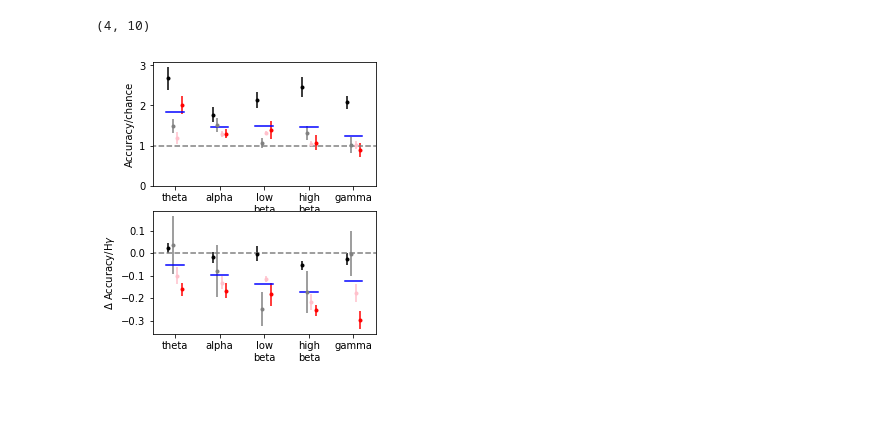
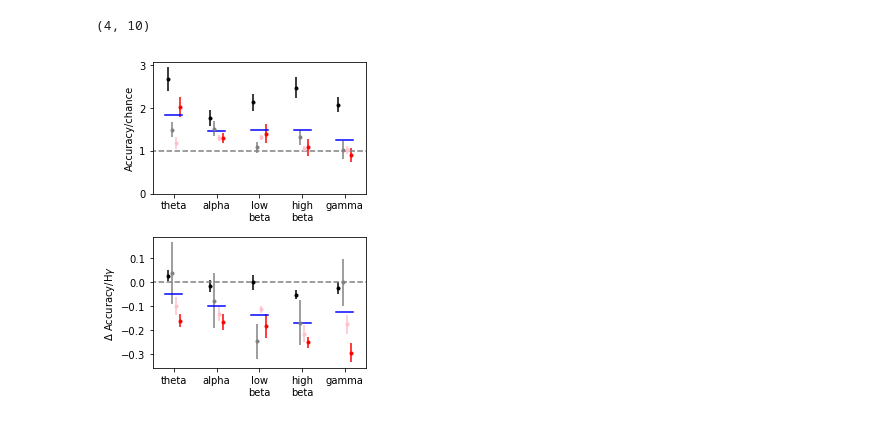
Before and after one commit to BouchardLab/cv_paper_plots, a Jupyter notebook: xfreq/xfreq_plots.ipynb, the cells around one changed output. Cells and saved outputs as stored; diff of their text form; code cells hidden in the pictures.

```diff
--- a/xfreq/xfreq_plots.ipynb
+++ b/xfreq/xfreq_plots.ipynb
@@ -188,30 +188,31 @@ chance.shape
 # %%
 plt.close()
 f, (ax0, ax1) = plt.subplots(2, figsize=(4, 5))
 for ii, ba in enumerate(band_abbreviations):
     for jj, (col, ch) in enumerate(zip(colors, chance)):
         x = ii + .1 *(jj-1.5)
         y = single_a[ba][jj, 2] / ch
         ym = y.mean()
         ysem = y.std() / np.sqrt(10)
         ax0.errorbar(x, ym, yerr=ysem, fmt='.', c=col)
         y = (multi_a[ba][jj, 2]-single_a['hg'][jj, 2])/single_a['hg'][jj, 2]
         ym = y.mean()
         ysem = y.std() / np.sqrt(10)
         ax1.errorbar(x, ym, yerr=ysem, fmt='.', c=col)
     ax0.plot([ii - .2, ii + .2], 2 * [np.mean(single_a[ba][:, 2]/chance)], 'b')
     ax1.plot([ii - .2, ii + .2],
              2 * [np.mean((multi_a[ba][:, 2]-single_a['hg'][:, 2])/single_a['hg'][:, 2])], 'b')
 for ax in [ax0, ax1]:
     ax.set_xticks(np.arange(len(band_abbreviations)))
     ax.set_xticklabels(bands)
     ax.set_xlim(-.5, 4.5)
 ax0.set_ylim(0, None)
 ax0.set_ylabel('Accuracy/chance')
 ax1.set_ylabel(r'$\Delta$ Accuracy/H$\gamma$')
 ax0.plot([-10, 10], [1, 1], '--', c='gray')
 ax1.plot([-10, 10], [0, 0], '--', c='gray')
+f.tight_layout()
 plt.savefig(os.path.join(os.environ['HOME'], 'Downloads/multiband.pdf'))
 plt.show()
 # %% [output]
-[figure, old version]
+[figure, new version]
```
